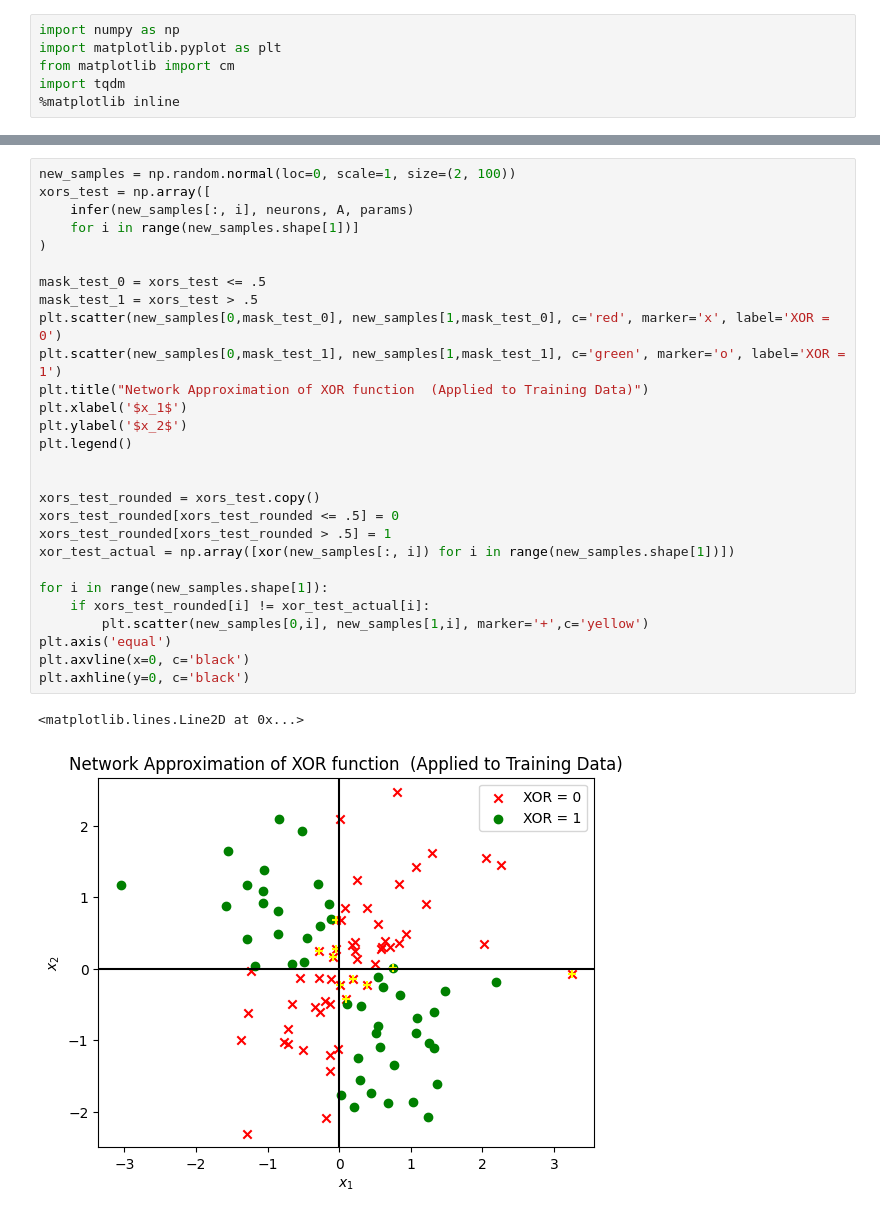
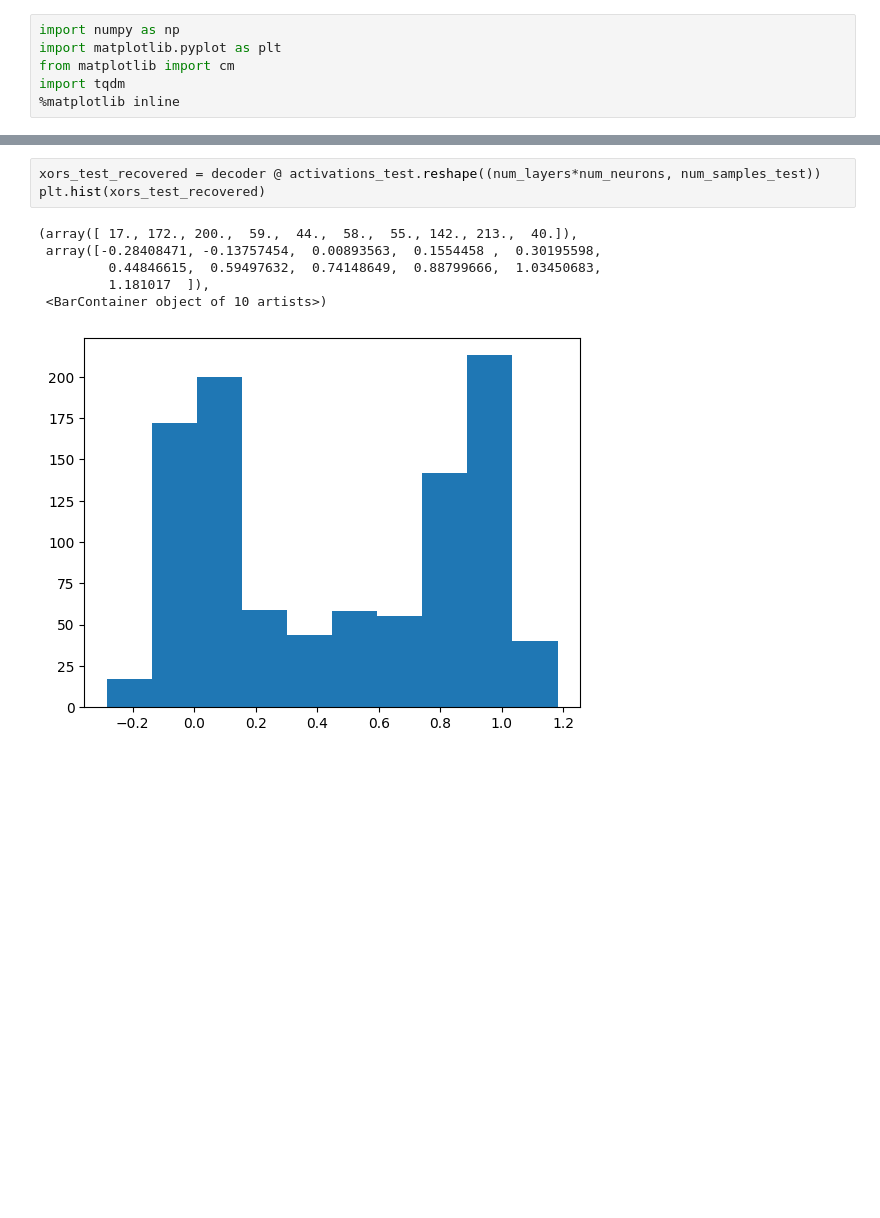
Before and after one commit to Fritz17236/untitled, a Jupyter notebook: src/nonlinear_approximator/scatch.ipynb, the cells around one changed output, grey strips where cells are left out. Cells and saved outputs as stored; diff of their text form; blank space fills up the shorter version.

```diff
--- a/src/nonlinear_approximator/scatch.ipynb
+++ b/src/nonlinear_approximator/scatch.ipynb
@@ -192,31 +243,10 @@ plt.legend()
-# %%
-new_samples = np.random.normal(loc=0, scale=1, size=(2, 100))
-xors_test = np.array([
-    infer(new_samples[:, i], neurons, A, params)
-    for i in range(new_samples.shape[1])]
-)
-
-mask_test_0 = xors_test <= .5
-mask_test_1 = xors_test > .5
-plt.scatter(new_samples[0,mask_test_0], new_samples[1,mask_test_0], c='red', marker='x', label='XOR = 0')
-plt.scatter(new_samples[0,mask_test_1], new_samples[1,mask_test_1], c='green', marker='o', label='XOR = 1')
-plt.title("Network Approximation of XOR function  (Applied to Training Data)")
-plt.xlabel('$x_1$')
-plt.ylabel('$x_2$')
-plt.legend()
-
-
-xors_test_rounded = xors_test.copy()
-xors_test_rounded[xors_test_rounded <= .5] = 0
-xors_test_rounded[xors_test_rounded > .5] = 1
-xor_test_actual = np.array([xor(new_samples[:, i]) for i in range(new_samples.shape[1])])
-
-for i in range(new_samples.shape[1]):
-    if xors_test_rounded[i] != xor_test_actual[i]:
-        plt.scatter(new_samples[0,i], new_samples[1,i], marker='+',c='yellow')
-plt.axis('equal')
-plt.axvline(x=0, c='black')
-plt.axhline(y=0, c='black')
-# %% [output]
-<matplotlib.lines.Line2D at 0x...>
-[figure, removed]
+# %%
+xors_test_recovered = decoder @ activations_test.reshape((num_layers*num_neurons, num_samples_test))
+plt.hist(xors_test_recovered)
+# %% [output]
+(array([ 17., 172., 200.,  59.,  44.,  58.,  55., 142., 213.,  40.]),
+ array([-0.28408471, -0.13757454,  0.00893563,  0.1554458 ,  0.30195598,
+         0.44846615,  0.59497632,  0.74148649,  0.88799666,  1.03450683,
+         1.181017  ]),
+ <BarContainer object of 10 artists>)
+[figure, added]
```
Also changed, not shown: parts of 32 cells of this notebook, 1 other file.
